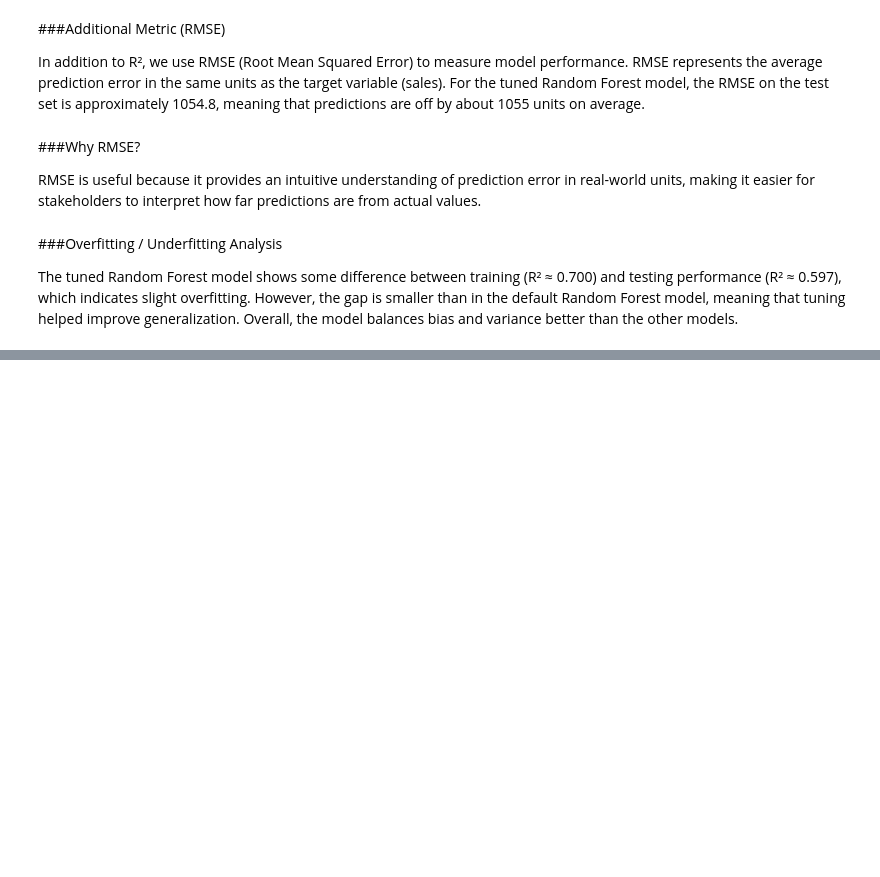
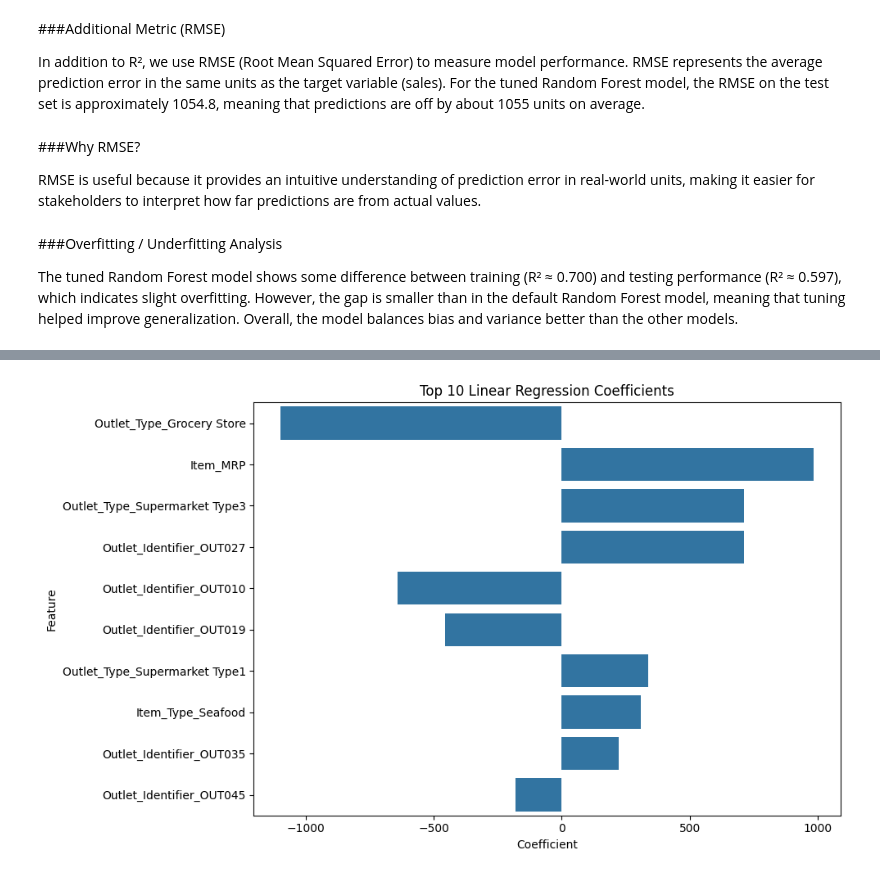
Before and after one commit to HanaaMaswada/Prediction-of-Product-Sales, a Jupyter notebook: Project_1(Core).ipynb, the cells around one changed output, grey strips where cells are left out. Cells and saved outputs as stored; diff of their text form; code cells hidden in the pictures; blank space fills up the shorter version.

```diff
--- a/Project_1(Core).ipynb
+++ b/Project_1(Core).ipynb
@@ -770,0 +779,8 @@ def evaluate_regression(model, X_train, y_train, X_test, y_test):
+# %%
+from sklearn.linear_model import LinearRegression
+from sklearn.pipeline import make_pipeline
+
+# Create and train Linear Regression model
+linreg_pipe = make_pipeline(col_transformer, LinearRegression())
+
+linreg_pipe.fit(X_train, y_train)
@@ -979,0 +1021,14 @@ Overall, the model balances bias and variance better than the other models.
+# %%
+# Get feature names and coefficients from Linear Regression
+feature_names = linreg_pipe.named_steps['columntransformer'].get_feature_names_out()
+coefs = linreg_pipe.named_steps['linearregression'].coef_
+
+coef_df = pd.DataFrame({
+    'Feature': feature_names,
+    'Coefficient': coefs
+})
+
+coef_df['Abs_Coefficient'] = coef_df['Coefficient'].abs()
+coef_df = coef_df.sort_values('Abs_Coefficient', ascending=False)
+
+coef_df.head(10)
@@ -979,0 +1047,11 @@ Overall, the model balances bias and variance better than the other models.
+# %%
+plt.figure(figsize=(10, 6))
+sns.barplot(data=coef_df.head(10), x='Coefficient', y='Feature')
+plt.title('Top 10 Linear Regression Coefficients')
+plt.xlabel('Coefficient')
+plt.ylabel('Feature')
+plt.tight_layout()
+plt.savefig('linear_regression_coefficients.png', dpi=300, bbox_inches='tight')
+plt.show()
+# %% [output]
+[figure, added]
```
Also changed, not shown: parts of 13 cells of this notebook.
